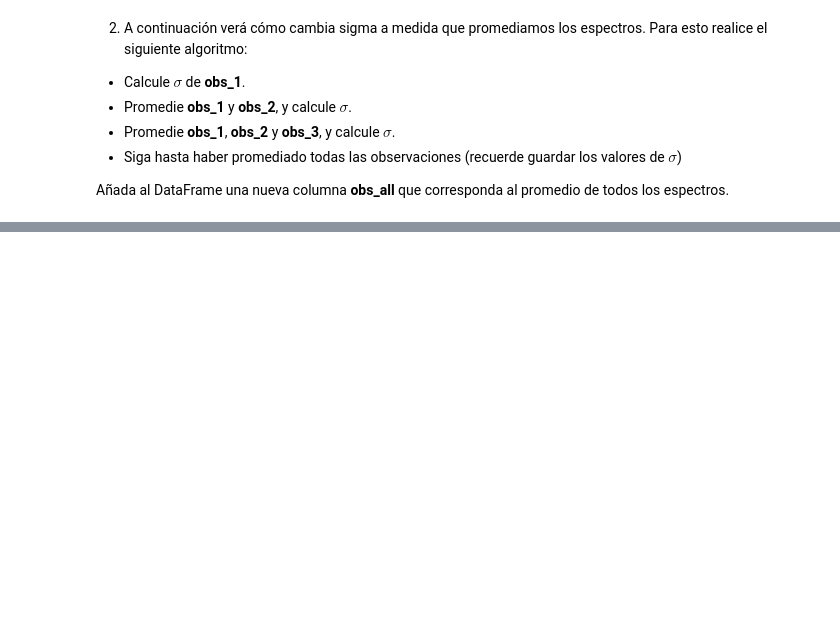
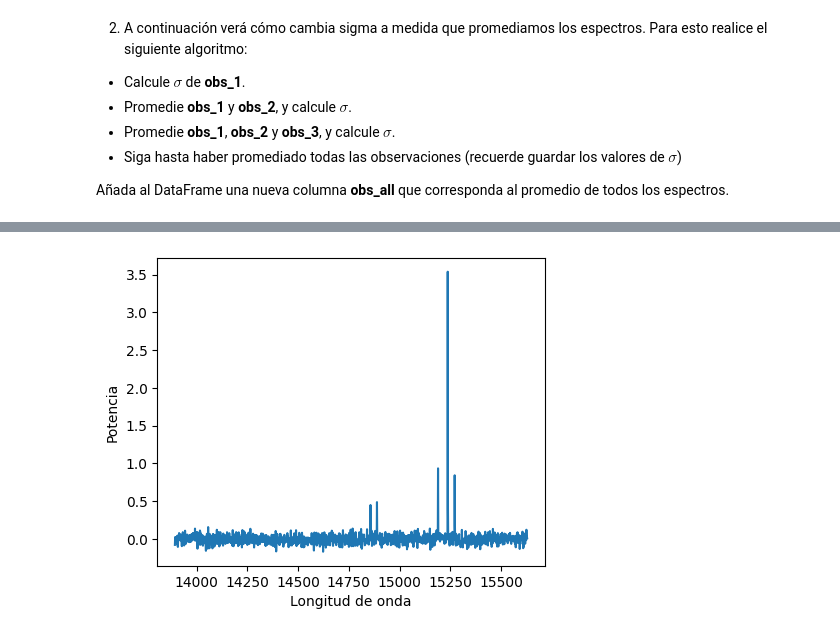
Before and after one commit to Cristobal-Gomez/Tarea-2, a Jupyter notebook: Tarea2.ipynb, the cells around one changed output, grey strips where cells are left out. Cells and saved outputs as stored; diff of their text form; code cells hidden in the pictures; blank space fills up the shorter version.

```diff
--- a/Tarea2.ipynb
+++ b/Tarea2.ipynb
@@ -430,0 +468,11 @@ Finalmente grafique el promedio de todas las observaciones (columna **obs_all**
+# %%
+y = OBS_SR_df["obs_all"]
+x = df_ngc["Wlth"]
+
+plt.figure(figsize=(5, 4))
+plt.plot(x, y)
+plt.xlabel("Longitud de onda")
+plt.ylabel("Potencia")
+plt.show()
+# %% [output]
+[figure, added]
```
Also changed, not shown: parts of 11 cells of this notebook.
